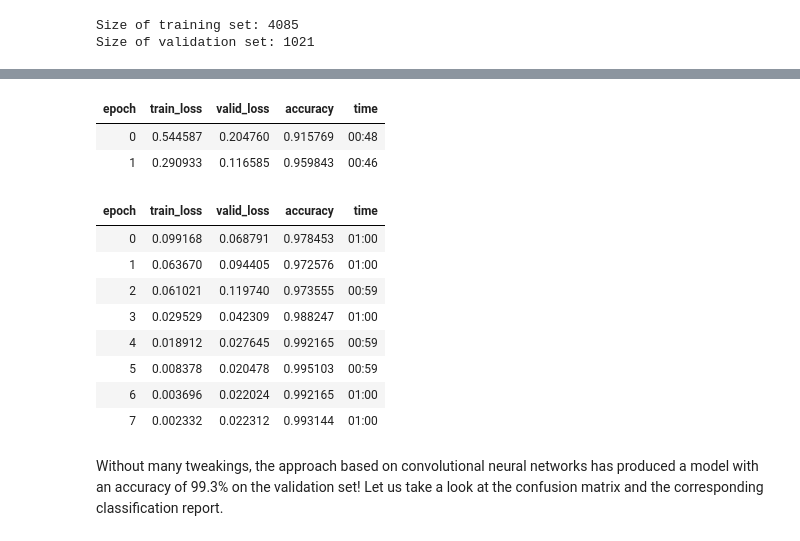
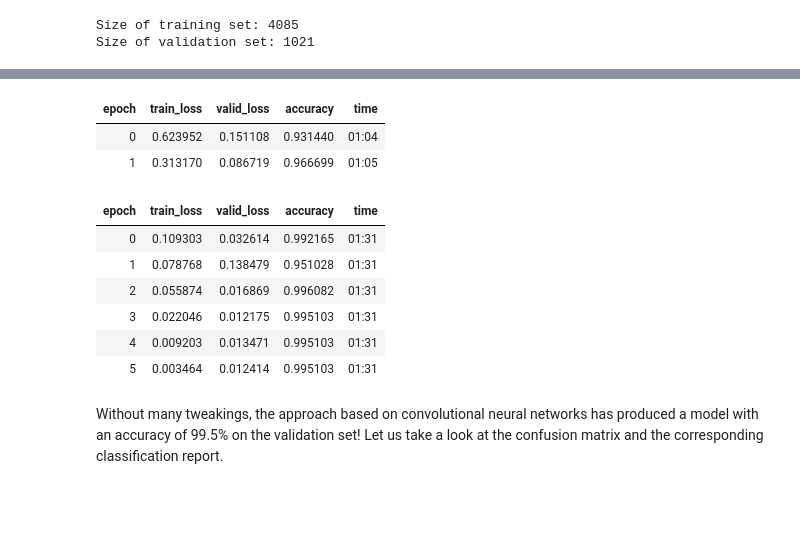
Before and after one commit to AlCatt91/datascience-portfolio, a Jupyter notebook: brain_tumor_detector_with_resnet.ipynb, the cells around one changed output, grey strips where cells are left out. Drawn from its saved outputs; the diff is of its cells as text; code cells hidden in the pictures; blank space fills up the shorter version.

```diff
--- a/brain_tumor_detector_with_resnet.ipynb
+++ b/brain_tumor_detector_with_resnet.ipynb
@@ -159,20 +171,18 @@ Sequential(
 # %%
-learn.fine_tune(8, freeze_epochs=2)
+learn.fine_tune(6, freeze_epochs=2)
 # %% [output]
 | epoch | train_loss | valid_loss | accuracy | time |
-| 0 | 0.544587 | 0.204760 | 0.915769 | 00:48 |
-| 1 | 0.290933 | 0.116585 | 0.959843 | 00:46 |
+| 0 | 0.623952 | 0.151108 | 0.931440 | 01:04 |
+| 1 | 0.313170 | 0.086719 | 0.966699 | 01:05 |
 | epoch | train_loss | valid_loss | accuracy | time |
-| 0 | 0.099168 | 0.068791 | 0.978453 | 01:00 |
-| 1 | 0.063670 | 0.094405 | 0.972576 | 01:00 |
-| 2 | 0.061021 | 0.119740 | 0.973555 | 00:59 |
-| 3 | 0.029529 | 0.042309 | 0.988247 | 01:00 |
-| 4 | 0.018912 | 0.027645 | 0.992165 | 00:59 |
-| 5 | 0.008378 | 0.020478 | 0.995103 | 00:59 |
-| 6 | 0.003696 | 0.022024 | 0.992165 | 01:00 |
-| 7 | 0.002332 | 0.022312 | 0.993144 | 01:00 |
+| 0 | 0.109303 | 0.032614 | 0.992165 | 01:31 |
+| 1 | 0.078768 | 0.138479 | 0.951028 | 01:31 |
+| 2 | 0.055874 | 0.016869 | 0.996082 | 01:31 |
+| 3 | 0.022046 | 0.012175 | 0.995103 | 01:31 |
+| 4 | 0.009203 | 0.013471 | 0.995103 | 01:31 |
+| 5 | 0.003464 | 0.012414 | 0.995103 | 01:31 |
 # %% [markdown]
-Without many tweakings, the approach based on convolutional neural networks has produced a model with an accuracy of 99.3% on the validation set! Let us take a look at the confusion matrix and the corresponding classification report.
+Without many tweakings, the approach based on convolutional neural networks has produced a model with an accuracy of 99.5% on the validation set! Let us take a look at the confusion matrix and the corresponding classification report.
 # %%
 interp = ClassificationInterpretation.from_learner(learn)
 
```
Also changed, not shown: parts of 15 cells of this notebook.
